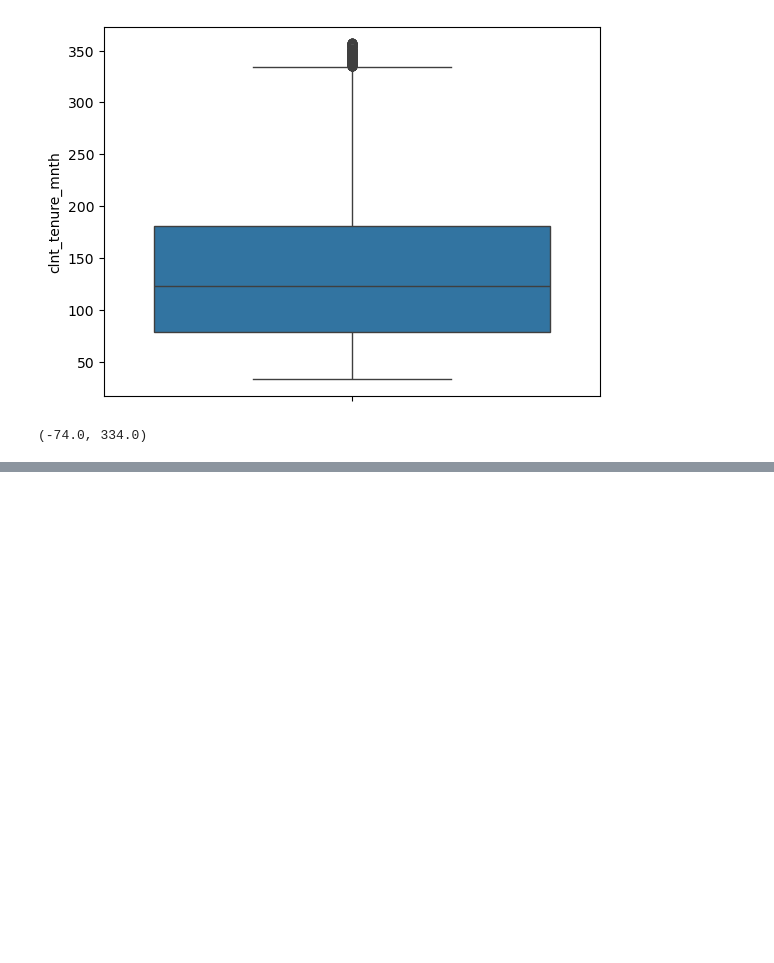
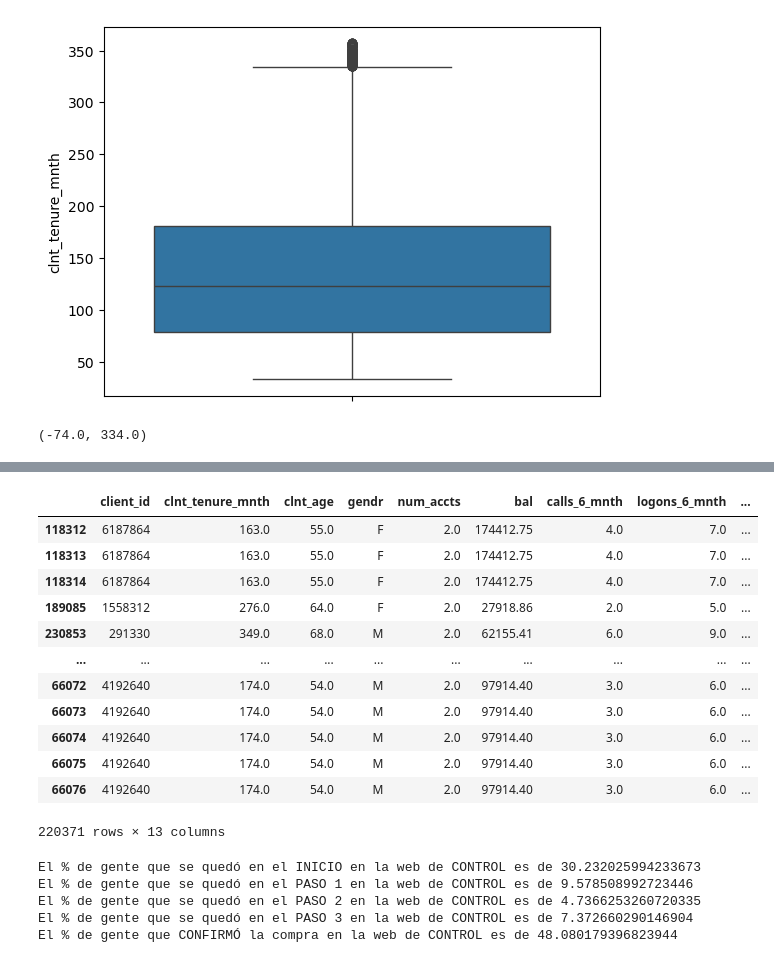
Before and after one commit to ivanalonsom/Project5_EDA_Inferential_Stats, a Jupyter notebook: main.ipynb, the cells around one changed output, grey strips where cells are left out. Cells and saved outputs as stored; diff of their text form; code cells hidden in the pictures; blank space fills up the shorter version.

```diff
--- a/main.ipynb
+++ b/main.ipynb
@@ -147,0 +151,16 @@ inf_lim, sup_lim
+# %%
+df_all.sort_values(by="date_time", ascending=False)
+# %% [output]
+|  | client_id | clnt_tenure_mnth | clnt_age | gendr | num_accts | bal | calls_6_mnth | logons_6_mnth | ... |
+| 118312 | 6187864 | 163.0 | 55.0 | F | 2.0 | 174412.75 | 4.0 | 7.0 | ... |
+| 118313 | 6187864 | 163.0 | 55.0 | F | 2.0 | 174412.75 | 4.0 | 7.0 | ... |
+| 118314 | 6187864 | 163.0 | 55.0 | F | 2.0 | 174412.75 | 4.0 | 7.0 | ... |
+| 189085 | 1558312 | 276.0 | 64.0 | F | 2.0 | 27918.86 | 2.0 | 5.0 | ... |
+| 230853 | 291330 | 349.0 | 68.0 | M | 2.0 | 62155.41 | 6.0 | 9.0 | ... |
+| ... | ... | ... | ... | ... | ... | ... | ... | ... | ... |
+| 66072 | 4192640 | 174.0 | 54.0 | M | 2.0 | 97914.40 | 3.0 | 6.0 | ... |
+| 66073 | 4192640 | 174.0 | 54.0 | M | 2.0 | 97914.40 | 3.0 | 6.0 | ... |
+| 66074 | 4192640 | 174.0 | 54.0 | M | 2.0 | 97914.40 | 3.0 | 6.0 | ... |
+| 66075 | 4192640 | 174.0 | 54.0 | M | 2.0 | 97914.40 | 3.0 | 6.0 | ... |
+| 66076 | 4192640 | 174.0 | 54.0 | M | 2.0 | 97914.40 | 3.0 | 6.0 | ... |
+220371 rows × 13 columns
@@ -147,0 +179,22 @@ inf_lim, sup_lim
+# %%
+perc_step0_control = 100 * df_control_step_0.shape[0] / df_control.shape[0]
+perc_step1_control = 100 * df_control_step_1.shape[0] / df_control.shape[0]
+perc_step2_control = 100 * df_control_step_2.shape[0] / df_control.shape[0]
+perc_step3_control = 100 * df_control_step_3.shape[0] / df_control.shape[0]
+
+perc_confirms_control = 100 * df_control_step_4.shape[0] / df_control.shape[0]
+
+
+print(f"""
+El % de gente que se quedó en el INICIO en la web de CONTROL es de {perc_step0_control}
+El % de gente que se quedó en el PASO 1 en la web de CONTROL es de {perc_step1_control}
+El % de gente que se quedó en el PASO 2 en la web de CONTROL es de {perc_step2_control}
+El % de gente que se quedó en el PASO 3 en la web de CONTROL es de {perc_step3_control}
+El % de gente que CONFIRMÓ la compra en la web de CONTROL es de {perc_confirms_control}
+      """)
+# %% [output]
+El % de gente que se quedó en el INICIO en la web de CONTROL es de 30.232025994233673
+El % de gente que se quedó en el PASO 1 en la web de CONTROL es de 9.578508992723446
+El % de gente que se quedó en el PASO 2 en la web de CONTROL es de 4.7366253260720335
+El % de gente que se quedó en el PASO 3 en la web de CONTROL es de 7.372660290146904
+El % de gente que CONFIRMÓ la compra en la web de CONTROL es de 48.080179396823944
```
Also changed, not shown: parts of 8 cells of this notebook, 1 other file.
